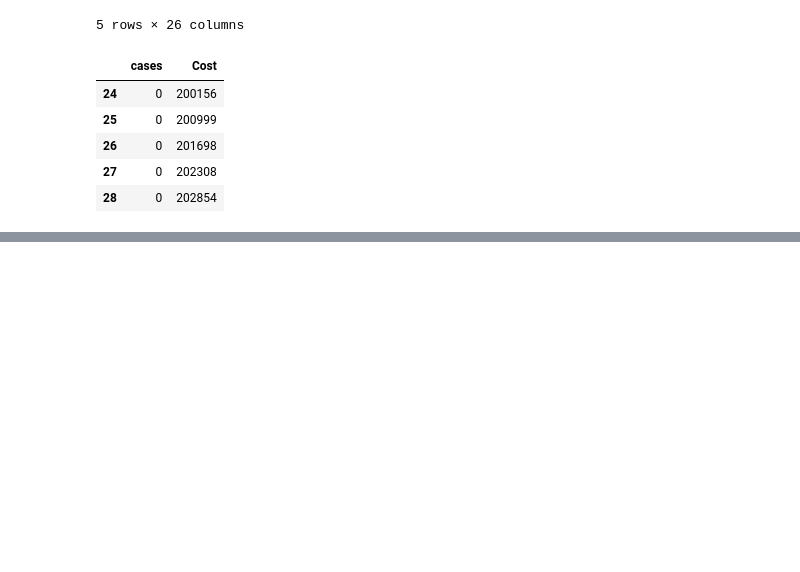
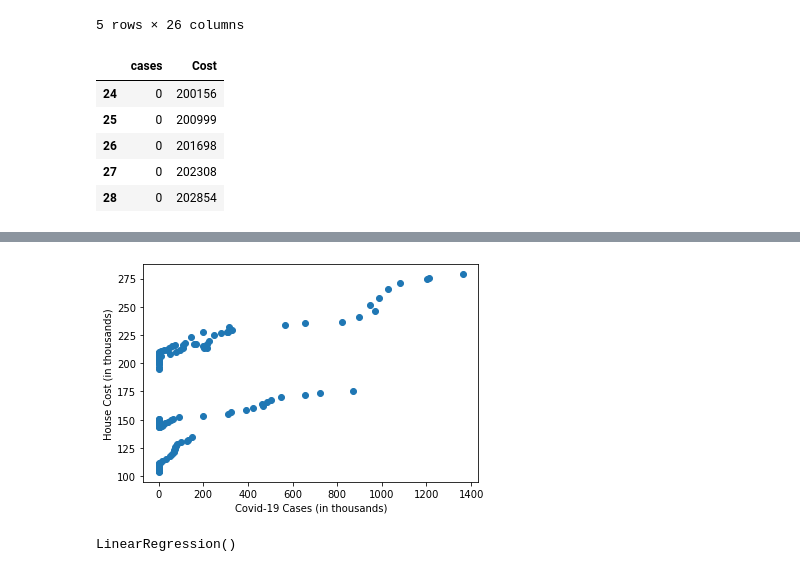
Before and after one commit to Jrheldmann/covidAnalysisHousing, a Jupyter notebook: Triangle_role/linear_regression_final_project.ipynb, the cells around one changed output, grey strips where cells are left out. Cells and saved outputs as stored; diff of their text form; code cells hidden in the pictures; blank space fills up the shorter version.

```diff
--- a/Triangle_role/linear_regression_final_project.ipynb
+++ b/Triangle_role/linear_regression_final_project.ipynb
@@ -126,0 +73,4 @@ print(model.intercept_)
+# %%
+# scale the cases and cost by 1000
+cases_cost_df["Cost"] = cases_cost_df["Cost"].div(1000).round(2)
+cases_cost_df["cases"] = cases_cost_df["cases"].div(1000).round(2)
@@ -126,0 +88,7 @@ print(model.intercept_)
+# %%
+plt.scatter(cases_cost_df.cases, cases_cost_df.Cost)
+plt.xlabel('Covid-19 Cases (in thousands)')
+plt.ylabel('House Cost (in thousands)')
+plt.show()
+# %% [output]
+[figure, added]
@@ -126,0 +103,4 @@ print(model.intercept_)
+# %%
+model.fit(X, y)
+# %% [output]
+LinearRegression()
```
Also changed, not shown: parts of 16 cells of this notebook, 3 other files.
